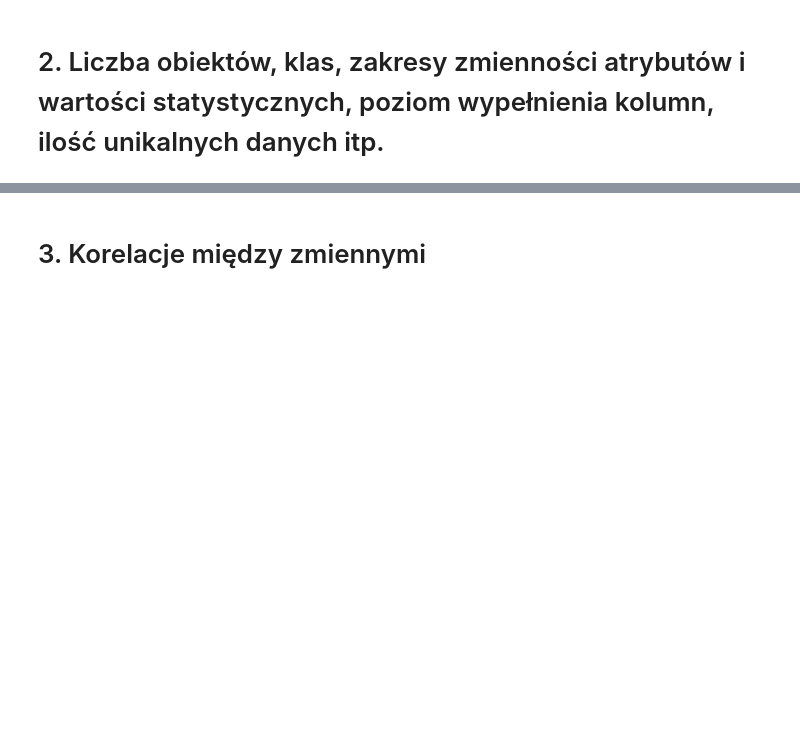
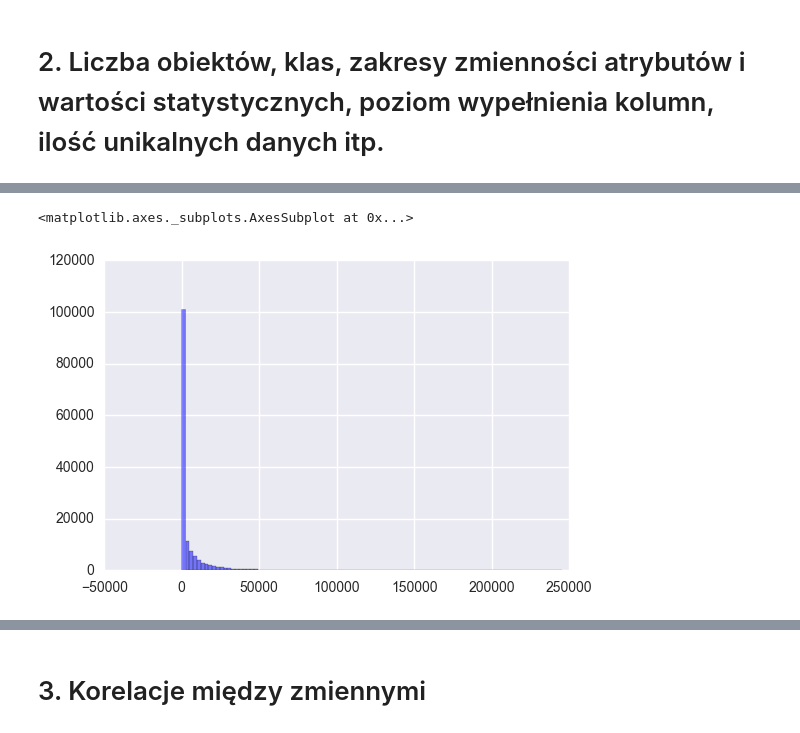
Before and after one commit to cocsackie/EKS, a Jupyter notebook: zespol38.ipynb, the cells around one changed output, grey strips where cells are left out. Drawn from its saved outputs; the diff is of its cells as text; code cells hidden in the pictures; blank space fills up the shorter version.

```diff
--- a/zespol38.ipynb
+++ b/zespol38.ipynb
@@ -6,0 +49,5 @@
+# %%
+data.OvertimePay.hist(color='b', alpha=0.5, bins=100)
+# %% [output]
+<matplotlib.axes._subplots.AxesSubplot at 0x...>
+[figure, added]
```
Also changed, not shown: parts of 44 cells of this notebook, 1 other file.
